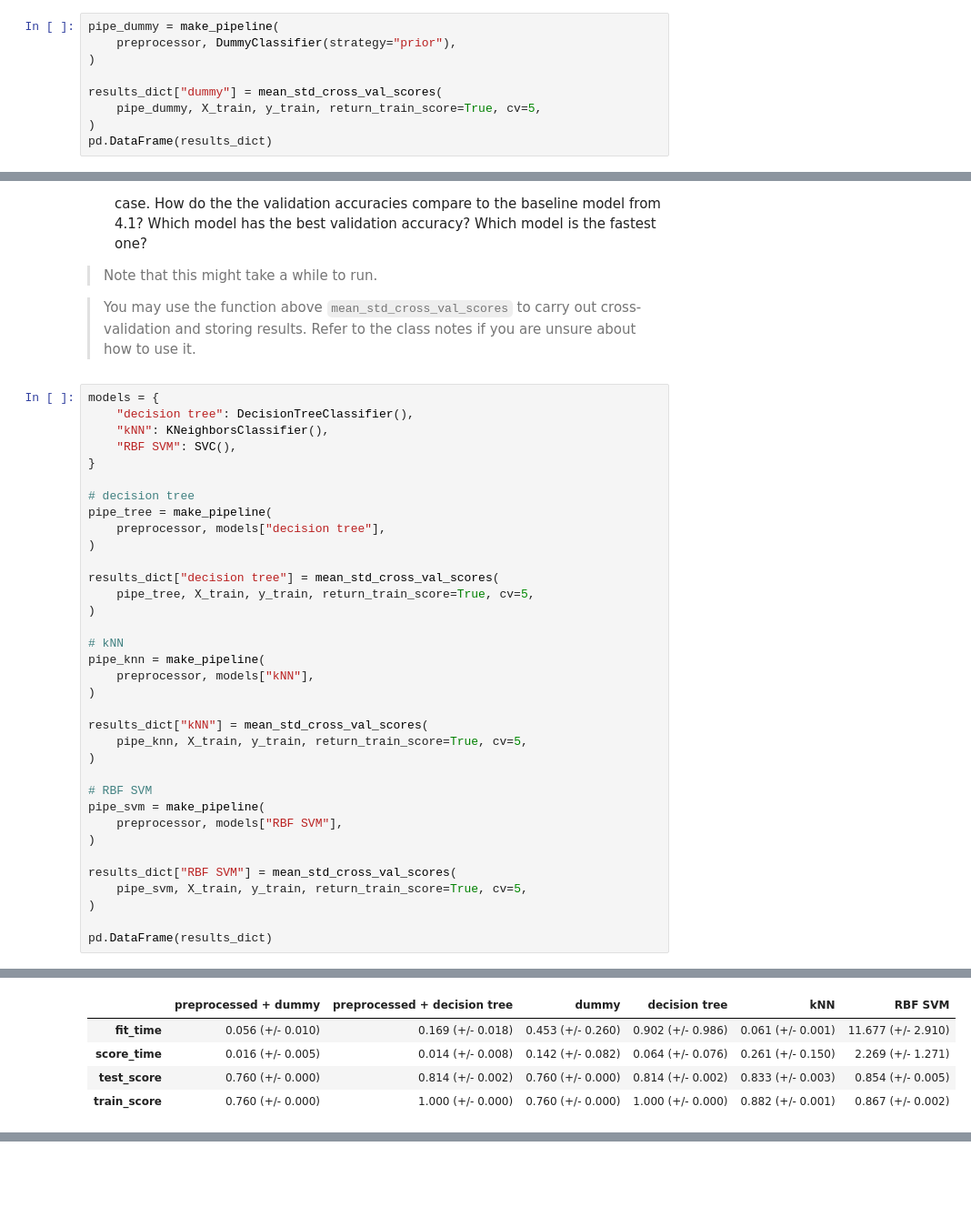
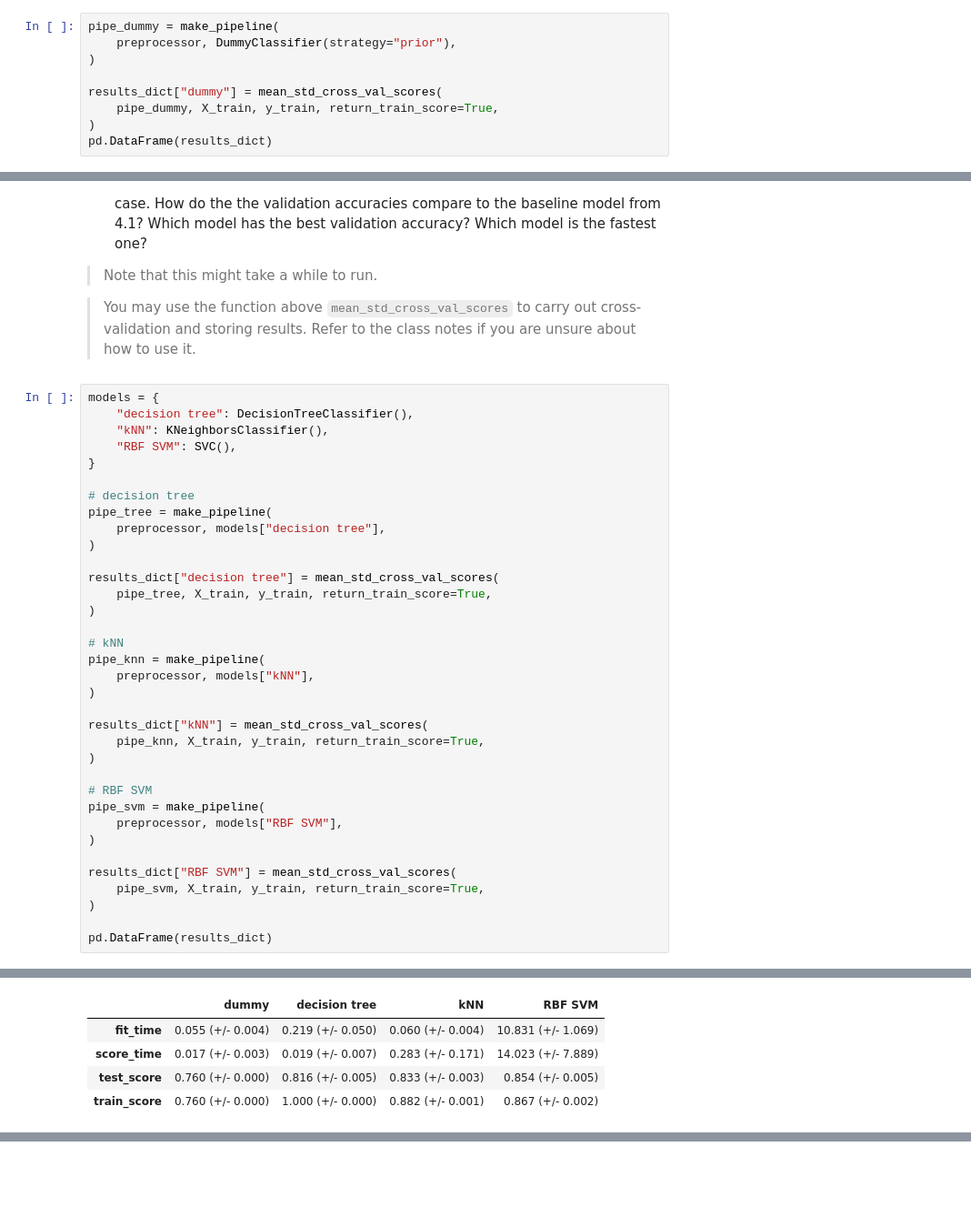
Before and after one commit to skyleapa/cpsc330-2022W2, a Jupyter notebook: hw/hw3/hw3.ipynb, the cells around one changed output, grey strips where cells are left out. Shown: that part at 91% size. Saved outputs shown, nothing was run; the diff lists cells and outputs as text.

```diff
--- a/hw/hw3/hw3.ipynb
+++ b/hw/hw3/hw3.ipynb
@@ -347,7 +361,7 @@ pipe_dummy = make_pipeline(
 )
 
 results_dict["dummy"] = mean_std_cross_val_scores(
-    pipe_dummy, X_train, y_train, return_train_score=True, cv=5,
+    pipe_dummy, X_train, y_train, return_train_score=True,
 )
 pd.DataFrame(results_dict)
 # %% [output]
@@ -404,7 +418,7 @@ pipe_tree = make_pipeline(
 )
 
 results_dict["decision tree"] = mean_std_cross_val_scores(
-    pipe_tree, X_train, y_train, return_train_score=True, cv=5,
+    pipe_tree, X_train, y_train, return_train_score=True,
 )
 
 # kNN
@@ -413,42 +427,42 @@ pipe_knn = make_pipeline(
 )
 
 results_dict["kNN"] = mean_std_cross_val_scores(
-    pipe_knn, X_train, y_train, return_train_score=True, cv=5,
+    pipe_knn, X_train, y_train, return_train_score=True,
 )
 
 # RBF SVM
 pipe_svm = make_pipeline(
     preprocessor, models["RBF SVM"],
 )
 
 results_dict["RBF SVM"] = mean_std_cross_val_scores(
-    pipe_svm, X_train, y_train, return_train_score=True, cv=5,
+    pipe_svm, X_train, y_train, return_train_score=True,
 )
 
 pd.DataFrame(results_dict)
 # %% [output]
 Traceback (most recent call last):
   File "C:\Users\Michelle Wang\miniconda3\envs\cpsc330\lib\site-packages\sklearn\model_selection\_validation.py", line 767, in _score
     scores = scorer(estimator, X_test, y_test)
   File "C:\Users\Michelle Wang\miniconda3\envs\cpsc330\lib\site-packages\sklearn\metrics\_scorer.py", line 429, in _passthrough_scorer
     return estimator.score(*args, **kwargs)
   File "C:\Users\Michelle Wang\miniconda3\envs\cpsc330\lib\site-packages\sklearn\pipeline.py", line 695, in score
     Xt = transform.transform(Xt)
   File "C:\Users\Michelle Wang\miniconda3\envs\cpsc330\lib\site-packages\sklearn\compose\_column_transformer.py", line 763, in transform
     Xs = self._fit_transform(
   File "C:\Users\Michelle Wang\miniconda3\envs\cpsc330\lib\site-packages\sklearn\compose\_column_transformer.py", line 621, in _fit_transform
     return Parallel(n_jobs=self.n_jobs)(
   File "C:\Users\Michelle Wang\miniconda3\envs\cpsc330\lib\site-packages\joblib\parallel.py", line 1051, in __call__
 ... (98 lines left out)
     raise ValueError(msg)
 ValueError: Found unknown categories ['Holand-Netherlands'] in column 5 during transform
 
   warnings.warn(
-|  | preprocessed + dummy | preprocessed + decision tree | dummy | decision tree | kNN | RBF SVM |
-| fit_time | 0.056 (+/- 0.010) | 0.169 (+/- 0.018) | 0.453 (+/- 0.260) | 0.902 (+/- 0.986) | 0.061 (+/- 0.001) | 11.677 (+/- 2.910) |
-| score_time | 0.016 (+/- 0.005) | 0.014 (+/- 0.008) | 0.142 (+/- 0.082) | 0.064 (+/- 0.076) | 0.261 (+/- 0.150) | 2.269 (+/- 1.271) |
-| test_score | 0.760 (+/- 0.000) | 0.814 (+/- 0.002) | 0.760 (+/- 0.000) | 0.814 (+/- 0.002) | 0.833 (+/- 0.003) | 0.854 (+/- 0.005) |
-| train_score | 0.760 (+/- 0.000) | 1.000 (+/- 0.000) | 0.760 (+/- 0.000) | 1.000 (+/- 0.000) | 0.882 (+/- 0.001) | 0.867 (+/- 0.002) |
+|  | dummy | decision tree | kNN | RBF SVM |
+| fit_time | 0.055 (+/- 0.004) | 0.219 (+/- 0.050) | 0.060 (+/- 0.004) | 10.831 (+/- 1.069) |
+| score_time | 0.017 (+/- 0.003) | 0.019 (+/- 0.007) | 0.283 (+/- 0.171) | 14.023 (+/- 7.889) |
+| test_score | 0.760 (+/- 0.000) | 0.816 (+/- 0.005) | 0.833 (+/- 0.003) | 0.854 (+/- 0.005) |
+| train_score | 0.760 (+/- 0.000) | 1.000 (+/- 0.000) | 0.882 (+/- 0.001) | 0.867 (+/- 0.002) |
 # %% [markdown]
 Compare the train and validation accuracies and fit and score times in each case. How do the the validation accuracies compare to the baseline model from 4.1? Which model has the best validation accuracy? Which model is the fastest one?
 
```
Also changed, not shown: parts of 12 cells of this notebook.
